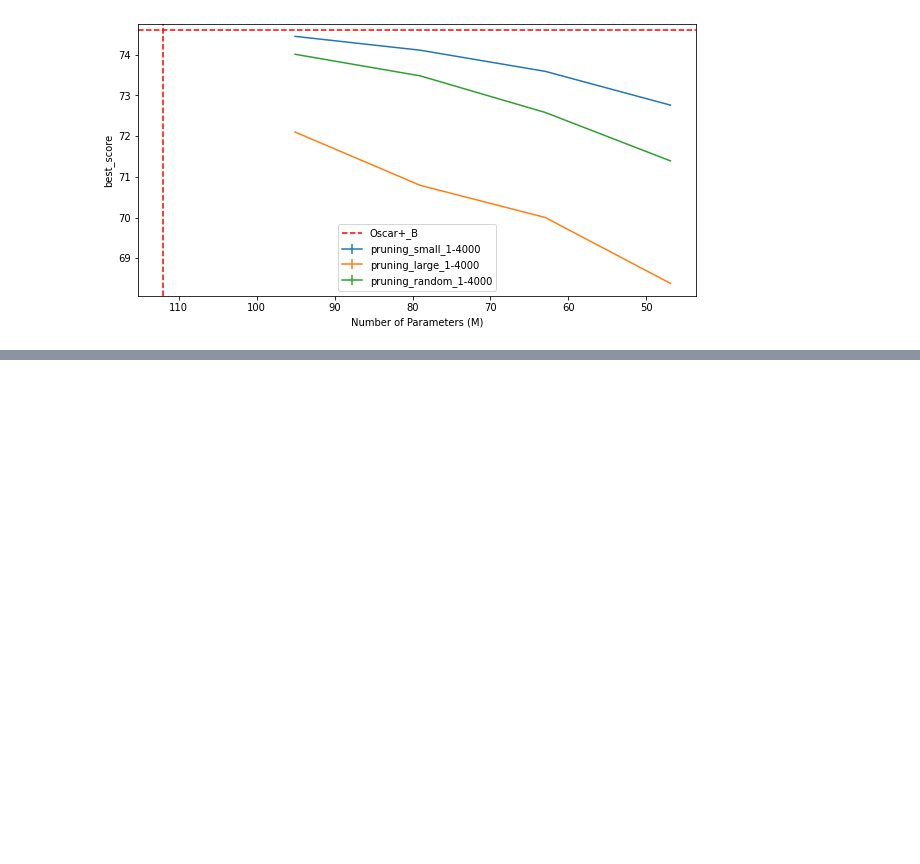
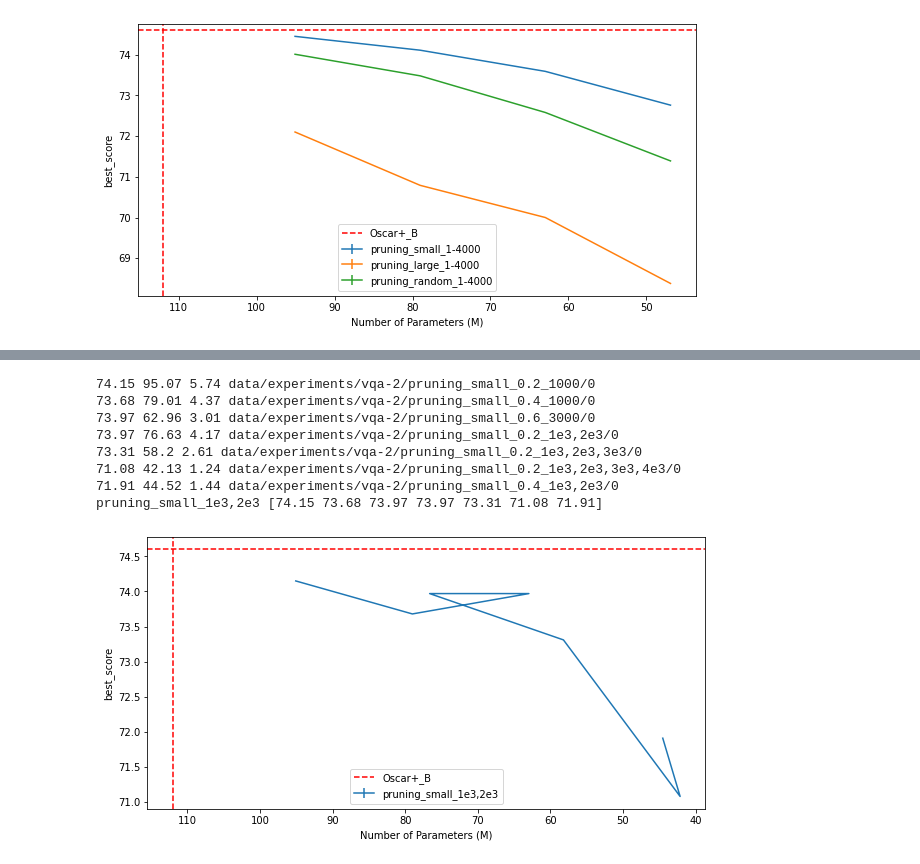
Before and after one commit to liqing-ustc/Oscar, a Jupyter notebook: results_analysis.ipynb, the cells around one changed output, grey strips where cells are left out. Cells and saved outputs as stored; diff of their text form; code cells hidden in the pictures; blank space fills up the shorter version.

```diff
--- a/results_analysis.ipynb
+++ b/results_analysis.ipynb
@@ -83,0 +134,46 @@ pruning_random_1-4000 [74.01 73.48 72.58 71.39]
+# %%
+plt.figure(figsize=(10, 5))
+output_dir = 'data/experiments/vqa-2/pruning_{}_{}_{}/{}'
+n_repeat = 1
+metric = 'best_score'
+pruning_strategy = 'small'
+params = []
+res = []
+for pruning_steps, pruning_ratio in [('1000', 0.2), ('1000', 0.4),  ('3000', 0.6), ('1e3,2e3', 0.2), ('1e3,2e3,3e3', 0.2), ('1e3,2e3,3e3,4e3', 0.2), ('1e3,2e3', 0.4)]:
+    for seed in range(n_repeat):
+        resolved_output_dir = output_dir.format(pruning_strategy, pruning_ratio, pruning_steps, seed)
+        data = json.load(open(resolved_output_dir + '/saved_info.json'))
+        params.append(data['params'])
+        res.append(data[metric])
+        print(data[metric], data['params'], data['flops'], resolved_output_dir)
+params = np.array(params).reshape((-1, n_repeat))
+res = np.array(res).reshape((-1, n_repeat))
+params = params.mean(1)
+label = 'pruning_{}_{}'.format(pruning_strategy, pruning_steps)
+plt.errorbar(params, res.mean(1), res.std(1), label = label)
+print(label, res.mean(1))
+
+plt.axhline(y=74.6, color='r', linestyle="dashed", label='Oscar+_B')
+# # plt.axhline(y=123.7, color='r', linestyle="dashed", label='Oscar_B')
+plt.axvline(x=112, color='r', linestyle="dashed")
+# plt.plot(45.7,119.8,'b*', label='MiniVLM')
+# plt.plot(45.7,120.8,'gD', label='DistillVLM')
+# plt.plot(45.7,118.8,'ro', label='R101 + MiniLM')
+# plt.plot(45.7,115,'yx', label='Tee + MiniLM')
+
+plt.xlabel('Number of Parameters (M)')
+plt.ylabel(metric)
+plt.gca().invert_xaxis()
+plt.legend()
+plt.savefig('output/res.png', dpi=300)
+plt.show()
+# %% [output]
+74.15 95.07 5.74 data/experiments/vqa-2/pruning_small_0.2_1000/0
+73.68 79.01 4.37 data/experiments/vqa-2/pruning_small_0.4_1000/0
+73.97 62.96 3.01 data/experiments/vqa-2/pruning_small_0.6_3000/0
+73.97 76.63 4.17 data/experiments/vqa-2/pruning_small_0.2_1e3,2e3/0
+73.31 58.2 2.61 data/experiments/vqa-2/pruning_small_0.2_1e3,2e3,3e3/0
+71.08 42.13 1.24 data/experiments/vqa-2/pruning_small_0.2_1e3,2e3,3e3,4e3/0
+71.91 44.52 1.44 data/experiments/vqa-2/pruning_small_0.4_1e3,2e3/0
+pruning_small_1e3,2e3 [74.15 73.68 73.97 73.97 73.31 71.08 71.91]
+[figure, added]
```
Also changed, not shown: parts of 2 cells of this notebook, 5 other files.
